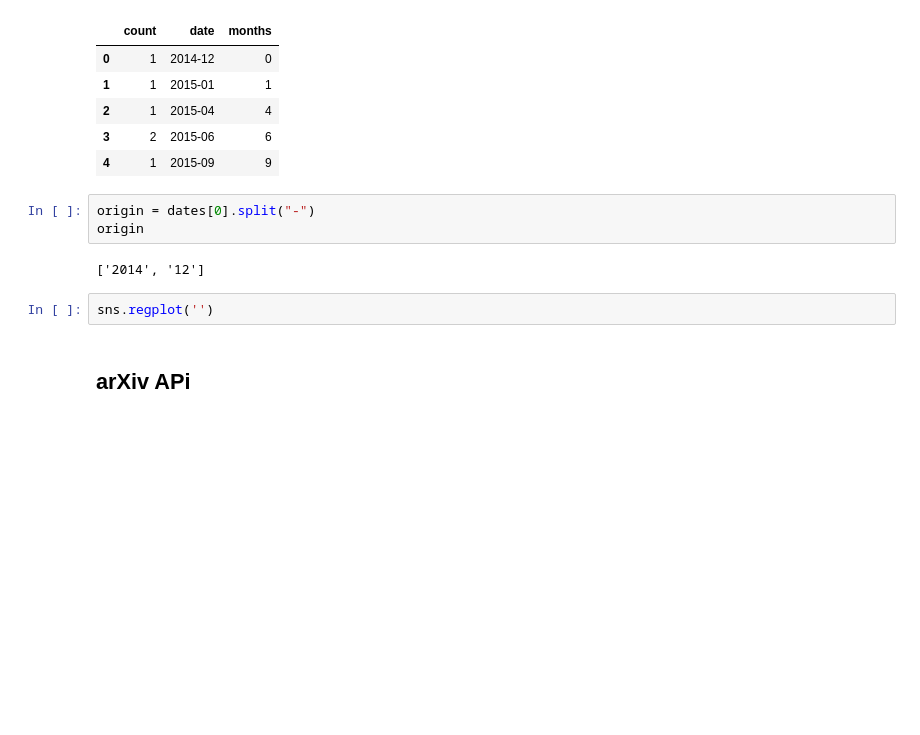
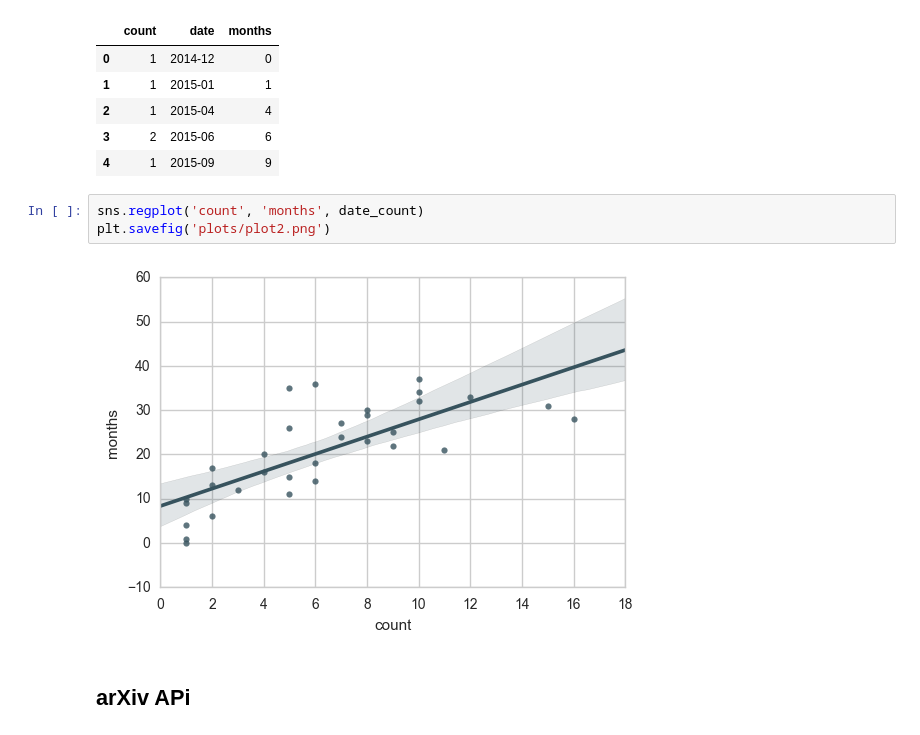
Before and after one commit to ThomPijnenburg/di-proposal, a Jupyter notebook: Analysis.ipynb, the cells around one changed output. Saved outputs shown, nothing was run; the diff lists cells and outputs as text; blank space fills up the shorter version.

```diff
--- a/Analysis.ipynb
+++ b/Analysis.ipynb
@@ -120,13 +118,11 @@ date_count.head()
 | 2 | 1 | 2015-04 | 4 |
 | 3 | 2 | 2015-06 | 6 |
 | 4 | 1 | 2015-09 | 9 |
-# %%
-origin = dates[0].split("-")
-origin
-# %% [output]
-['2014', '12']
-# %%
-sns.regplot('')
+# %%
+sns.regplot('count', 'months', date_count)
+plt.savefig('plots/plot2.png')
+# %% [output]
+[figure, added]
 # %% [markdown]
 ## arXiv APi
 # %%
```
Also changed, not shown: parts of 1 cell of this notebook, 1 other file.
